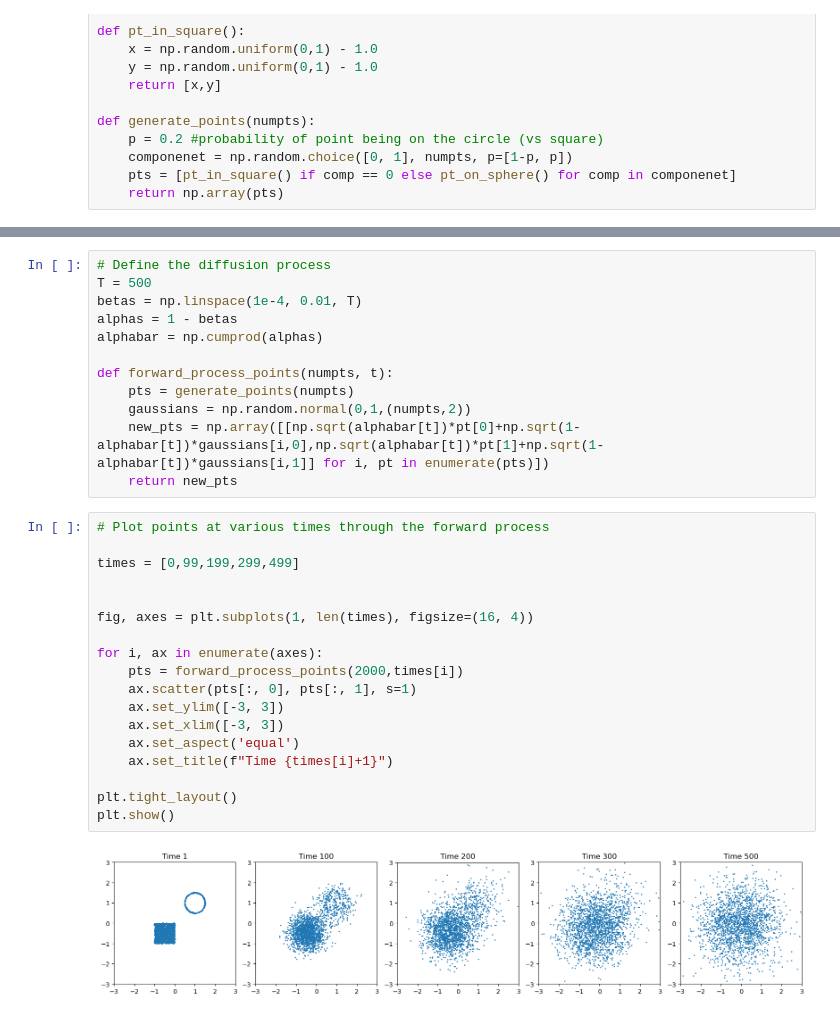
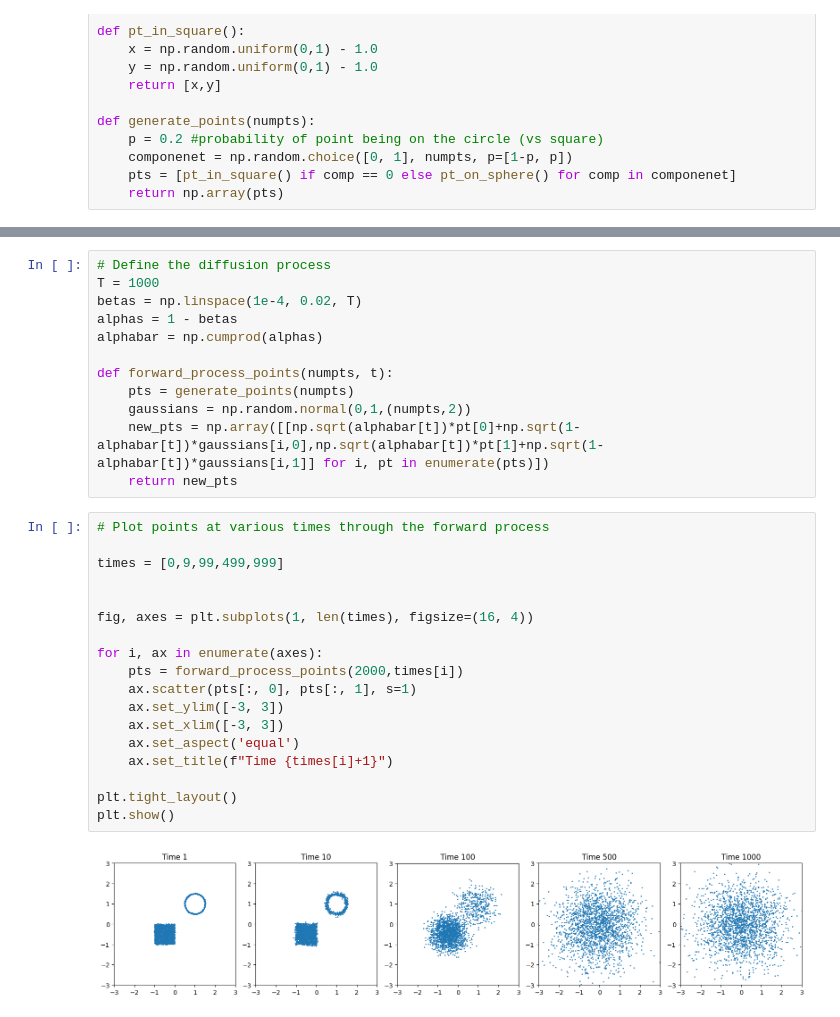
Before and after one commit to bsattelb/TAG-DS-2D-diffusion, a Jupyter notebook: 2D_Diffusion_Forward.ipynb, the cells around one changed output, grey strips where cells are left out. Drawn from its saved outputs; the diff is of its cells as text.

```diff
--- a/2D_Diffusion_Forward.ipynb
+++ b/2D_Diffusion_Forward.ipynb
@@ -42,7 +42,7 @@ plt.show()
 # %%
 # Define the diffusion process
-T = 500
-betas = np.linspace(1e-4, 0.01, T)
+T = 1000
+betas = np.linspace(1e-4, 0.02, T)
 alphas = 1 - betas
 alphabar = np.cumprod(alphas)
 
@@ -54,20 +54,20 @@ def forward_process_points(numpts, t):
 # %%
 # Plot points at various times through the forward process
 
-times = [0,99,199,299,499]
+times = [0,9,99,499,999]
 
 
 fig, axes = plt.subplots(1, len(times), figsize=(16, 4))
 
 for i, ax in enumerate(axes):
     pts = forward_process_points(2000,times[i])
     ax.scatter(pts[:, 0], pts[:, 1], s=1)
     ax.set_ylim([-3, 3])
     ax.set_xlim([-3, 3])
     ax.set_aspect('equal')
     ax.set_title(f"Time {times[i]+1}")
 
 plt.tight_layout()
 plt.show()
 # %% [output]
-[figure, old version]
+[figure, new version]
```
Also changed, not shown: parts of 1 cell of this notebook, 1 other file.
